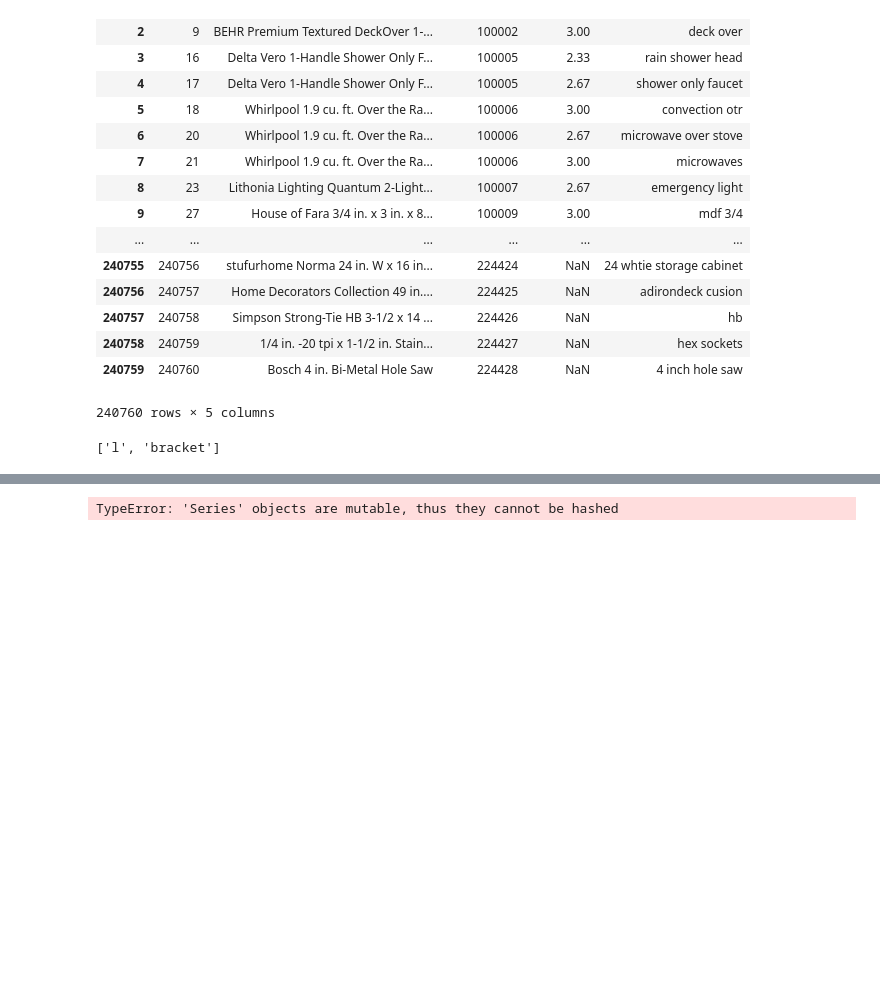
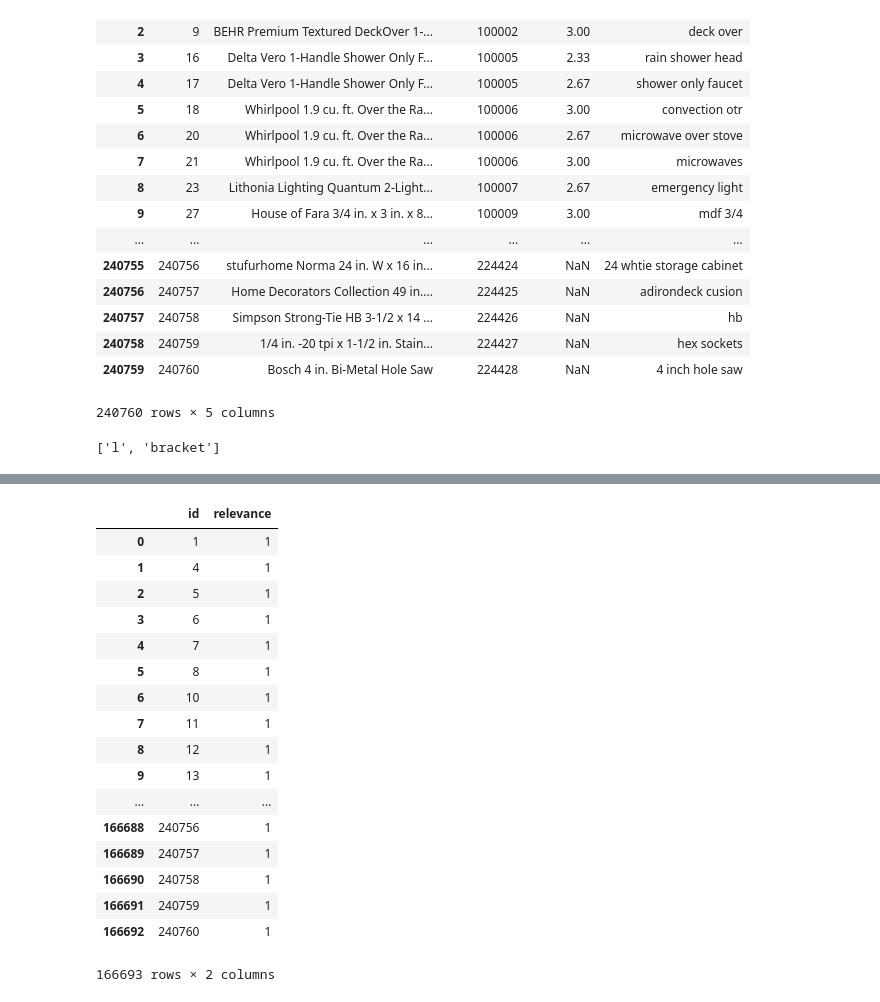
Before and after one commit to pbnjeff89/KaggleHomeDepot, a Jupyter notebook: test_notebook.ipynb, the cells around one changed output, grey strips where cells are left out. Drawn from its saved outputs; the diff is of its cells as text; code cells hidden in the pictures; blank space fills up the shorter version.

```diff
--- a/test_notebook.ipynb
+++ b/test_notebook.ipynb
@@ -240,7 +302,27 @@ for i in range(len(df['query_terms'])):
     df.loc[i,'percentQueryInName'] = float(queryTermsInName) / numNameTerms
 
 df = removeLists(df)
-# %%
-combined = percentQueryInProductName(combined)
-# %% [output]
-TypeError: 'Series' objects are mutable, thus they cannot be hashed
+# %%
+path = 'c:/users/jeff/dropbox/kaggle_home_depot_data/sample_submission.csv'
+sample = pd.read_csv(path)
+# %%
+sample
+# %% [output]
+|  | id | relevance |
+| 0 | 1 | 1 |
+| 1 | 4 | 1 |
+| 2 | 5 | 1 |
+| 3 | 6 | 1 |
+| 4 | 7 | 1 |
+| 5 | 8 | 1 |
+| 6 | 10 | 1 |
+| 7 | 11 | 1 |
+| 8 | 12 | 1 |
+| 9 | 13 | 1 |
+| ... | ... | ... |
+| 166688 | 240756 | 1 |
+| 166689 | 240757 | 1 |
+| 166690 | 240758 | 1 |
+| 166691 | 240759 | 1 |
+| 166692 | 240760 | 1 |
+166693 rows × 2 columns
```
Also changed, not shown: parts of 6 cells of this notebook, 2 other files.
